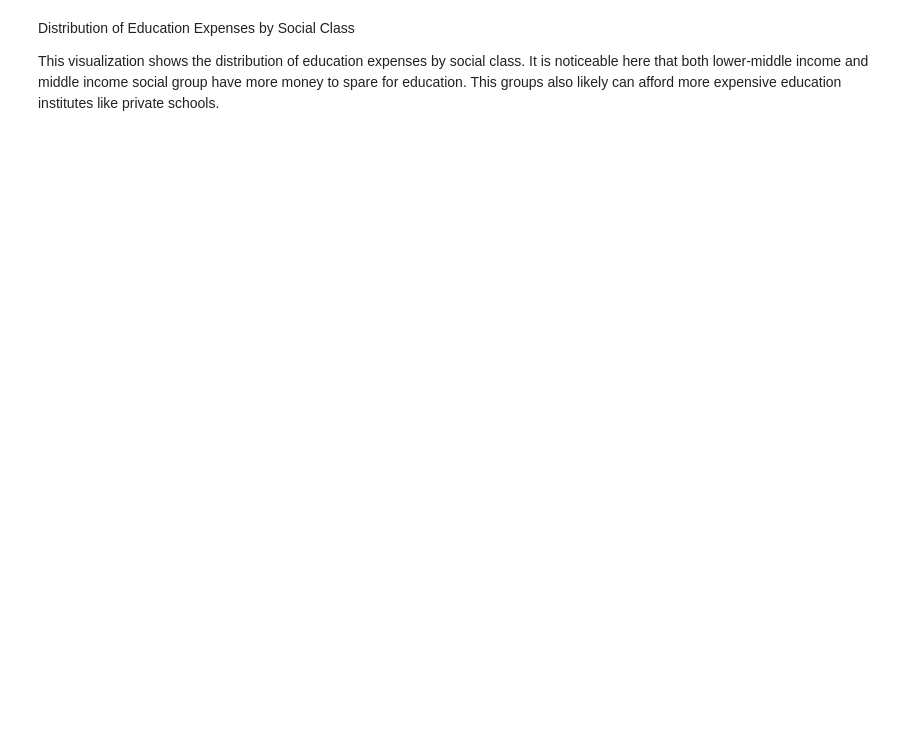
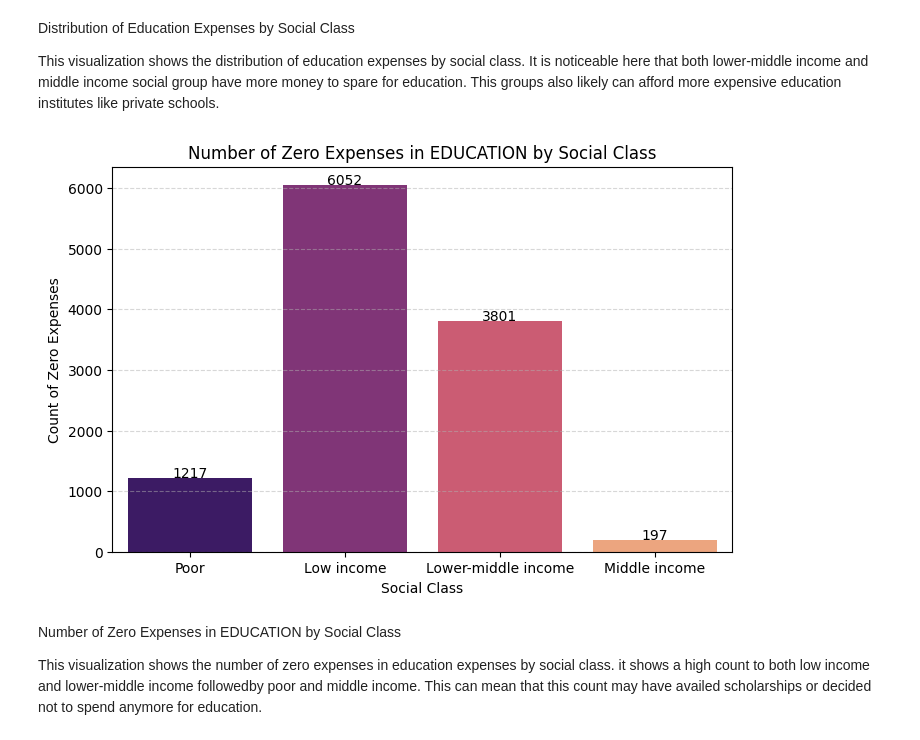
Before and after one commit to JoshuaEntrata/Data-Mining-Prelims-Project, a Jupyter notebook: notebooks/eda/education.ipynb, the cells around one changed output. Cells and saved outputs as stored; diff of their text form; code cells hidden in the pictures; blank space fills up the shorter version.

Commit message:
added education graph 0 counts
Number of Zero Expenses in EDUCATION by Social Class

```diff
--- a/notebooks/eda/education.ipynb
+++ b/notebooks/eda/education.ipynb
@@ -101,3 +101,29 @@ plt.show()
 Distribution of Education Expenses by Social Class
 
 This visualization shows the distribution of education expenses by social class. It is noticeable here that both lower-middle income and middle income social group have more money to spare for education. This groups also likely can afford more expensive education institutes like private schools.
+# %%
+# Count zero expenses in EDUCATION by SOCIAL_CLASS
+zero_education_counts = (final_fies.groupby('SOCIAL_CLASS', observed=False)['EDUCATION']
+                         .apply(lambda x: (x == 0).sum())
+                         .reset_index(name='Zero_Education_Count'))
+
+# Plotting
+plt.figure(figsize=(8, 5))
+sns.barplot(x='SOCIAL_CLASS', y='Zero_Education_Count', data=zero_education_counts,
+            hue='SOCIAL_CLASS', palette='magma', legend=False)
+
+# Add labels for clarity
+for i, v in enumerate(zero_education_counts['Zero_Education_Count']):
+    plt.text(i, v + 10, str(v), ha='center')
+
+plt.title('Number of Zero Expenses in EDUCATION by Social Class')
+plt.xlabel('Social Class')
+plt.ylabel('Count of Zero Expenses')
+plt.grid(axis='y', linestyle='--', alpha=0.5)
+plt.show()
+# %% [output]
+[figure, added]
+# %% [markdown]
+Number of Zero Expenses in EDUCATION by Social Class
+
+This visualization shows the number of zero expenses in education expenses by social class. it shows a high count to both low income and lower-middle income followedby poor and middle income. This can mean that this count may have availed scholarships or decided not to spend anymore for education.
```
Also changed, not shown: parts of 1 cell of this notebook.
